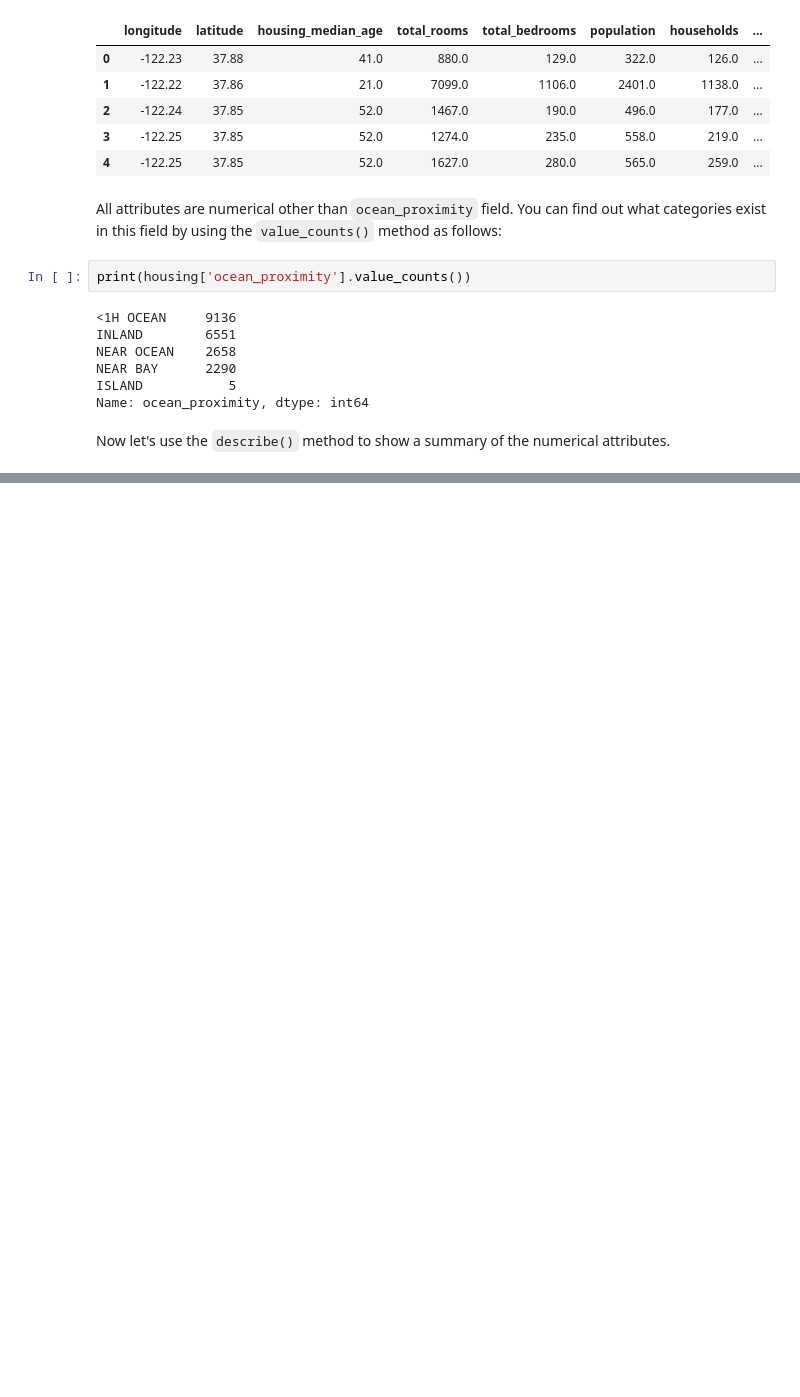
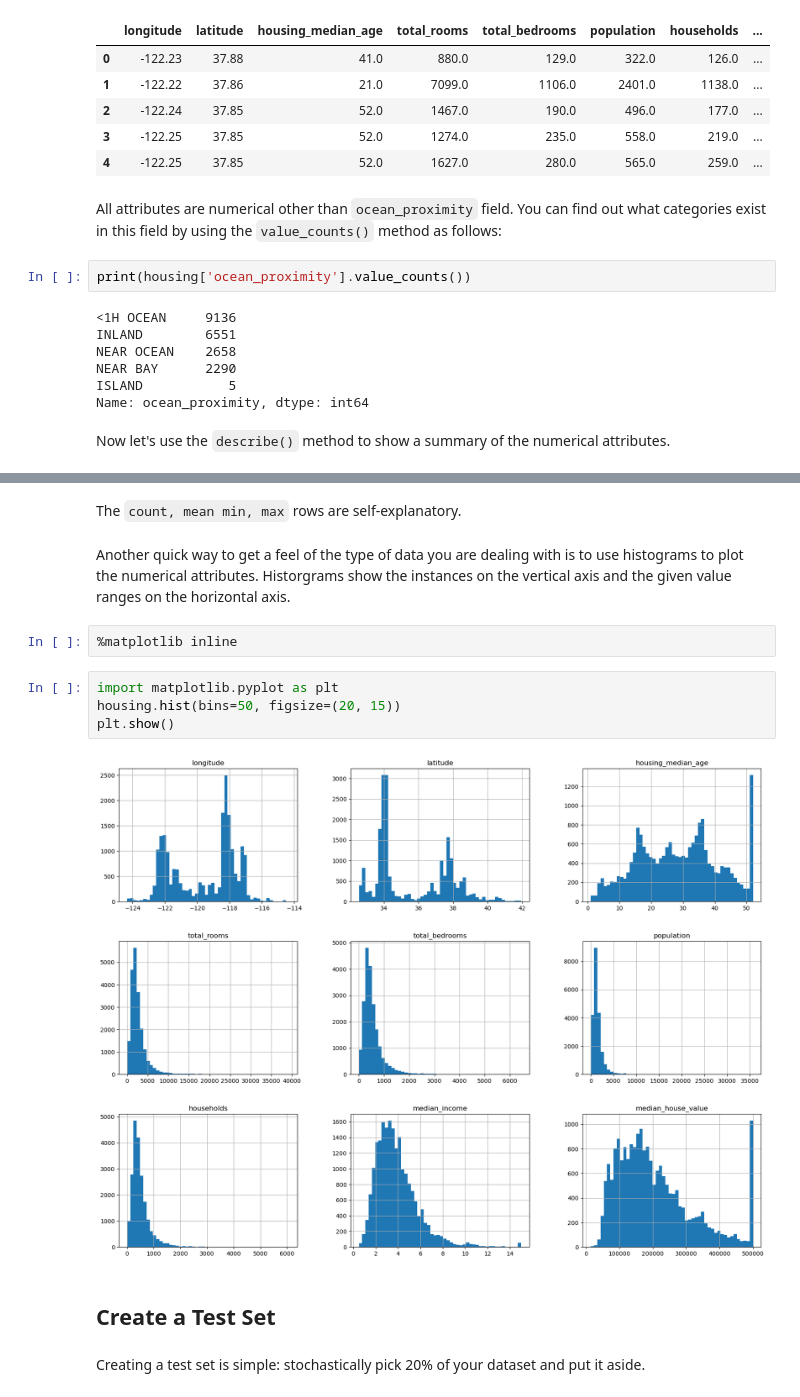
Before and after one commit to eriksandoval-py/machine-learning-examples, a Jupyter notebook: housing.ipynb, the cells around one changed output, grey strips where cells are left out. Drawn from its saved outputs; the diff is of its cells as text; blank space fills up the shorter version.

Commit message:
Started test set section

````diff
--- a/housing.ipynb
+++ b/housing.ipynb
@@ -69,3 +69,19 @@ housing.describe()
 | 50% | -118.490000 | 34.260000 | 29.000000 | 2127.000000 | 435.000000 | 1166.000000 | 409.000000 | ... |
 | 75% | -118.010000 | 37.710000 | 37.000000 | 3148.000000 | 647.000000 | 1725.000000 | 605.000000 | ... |
 | max | -114.310000 | 41.950000 | 52.000000 | 39320.000000 | 6445.000000 | 35682.000000 | 6082.000000 | ... |
+# %% [markdown]
+The ```count, mean min, max``` rows are self-explanatory.
+# %% [markdown]
+Another quick way to get a feel of the type of data you are dealing with is to use histograms to plot the numerical attributes. Historgrams show the instances on the vertical axis and the given value ranges on the horizontal axis.
+# %%
+%matplotlib inline
+# %%
+import matplotlib.pyplot as plt
+housing.hist(bins=50, figsize=(20, 15))
+plt.show()
+# %% [output]
+[figure, added]
+# %% [markdown]
+## Create a Test Set
+# %% [markdown]
+Creating a test set is simple: stochastically pick 20% of your dataset and put it aside.
````
Also changed, not shown: parts of 4 cells of this notebook.
